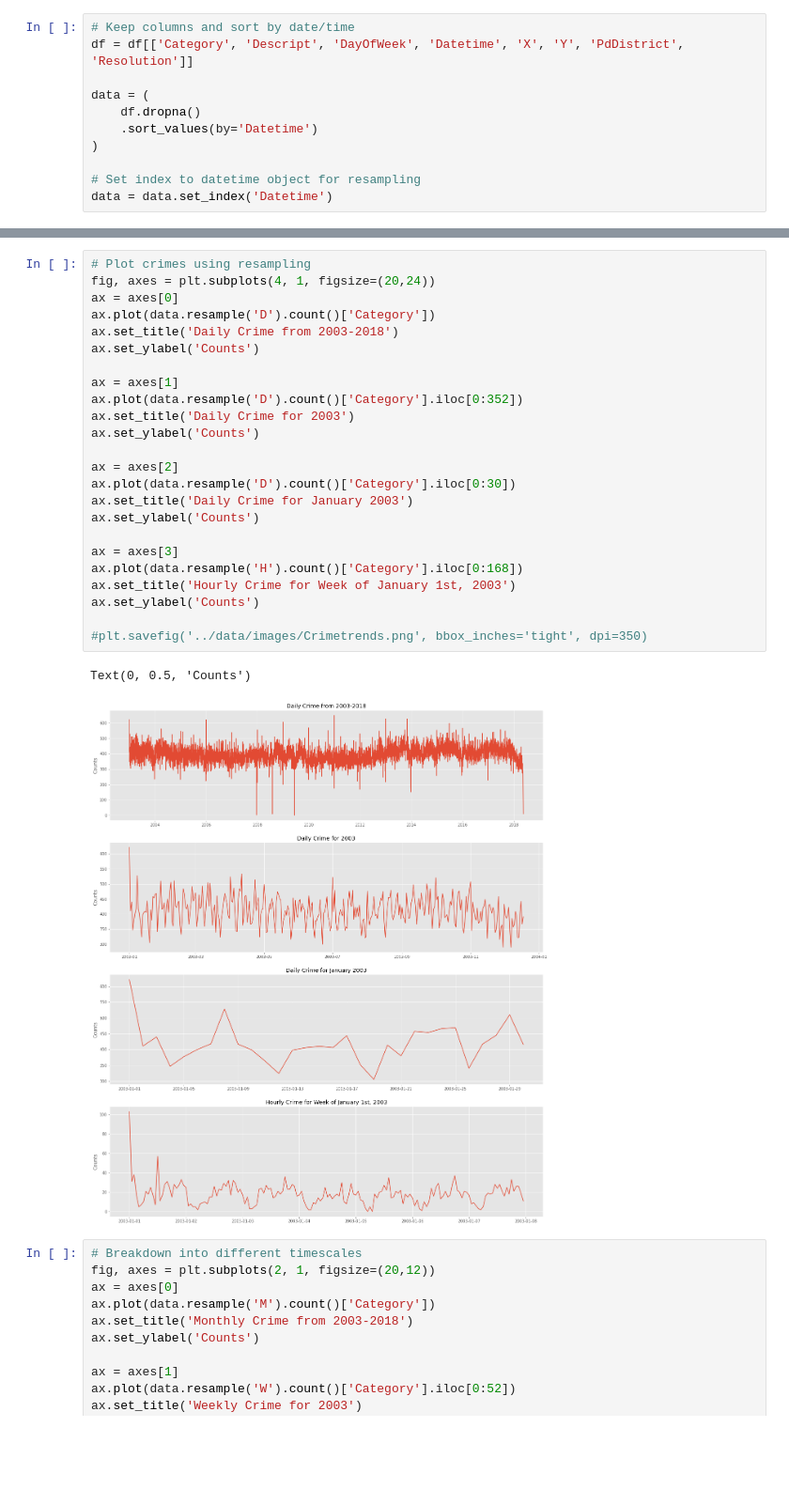
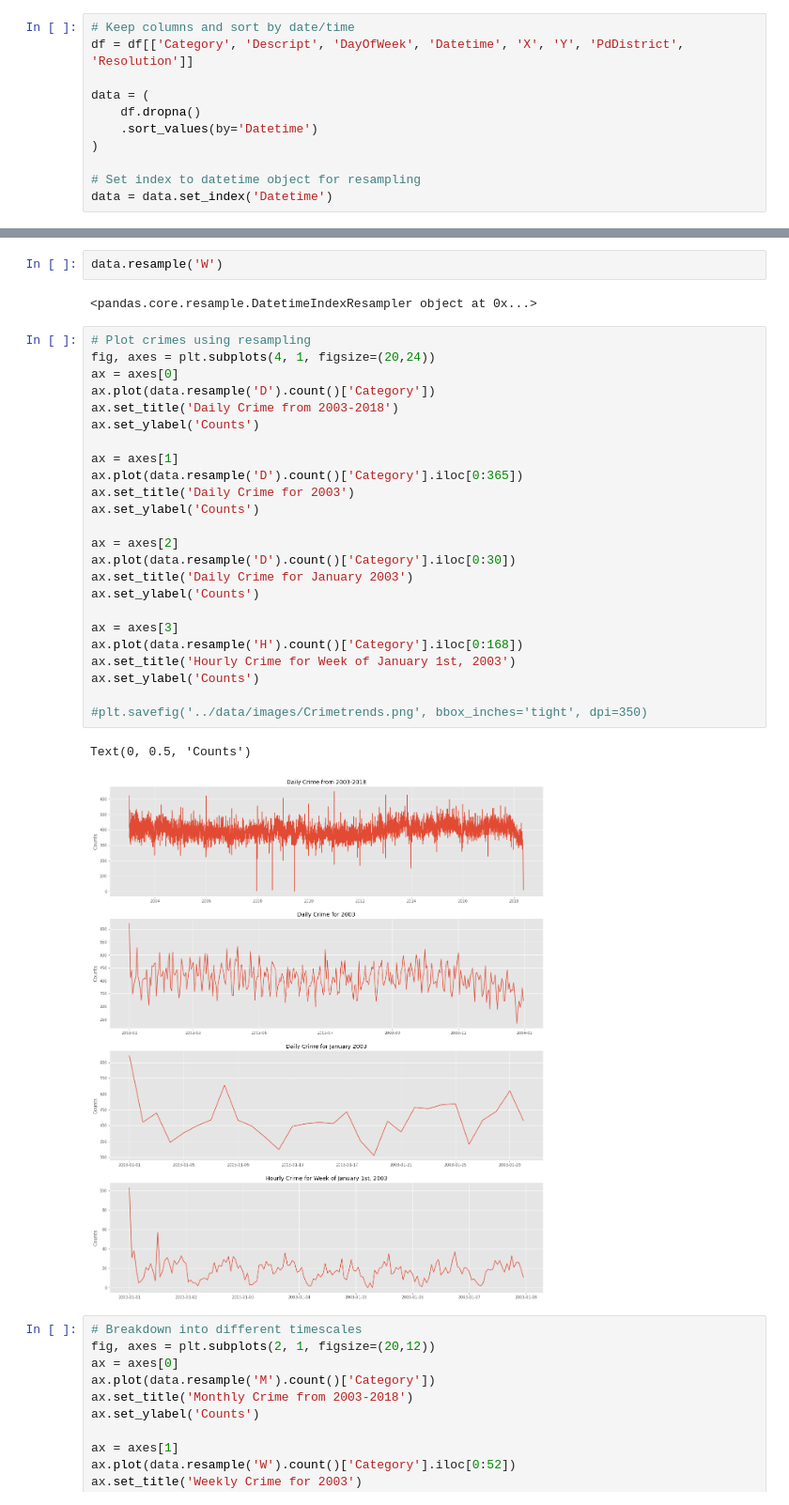
Before and after one commit to mkpetterson/sfcrime, a Jupyter notebook: notebooks/time_series_analysis.ipynb, the cells around one changed output, grey strips where cells are left out. Shown at 94% size. Drawn from its saved outputs; the diff is of its cells as text; blank space fills up the shorter version.

```diff
--- a/notebooks/time_series_analysis.ipynb
+++ b/notebooks/time_series_analysis.ipynb
@@ -46,30 +39,34 @@ data.head()
+# %%
+data.resample('W')
+# %% [output]
+<pandas.core.resample.DatetimeIndexResampler object at 0x...>
 # %%
 # Plot crimes using resampling
 fig, axes = plt.subplots(4, 1, figsize=(20,24))
 ax = axes[0]
 ax.plot(data.resample('D').count()['Category'])
 ax.set_title('Daily Crime from 2003-2018')
 ax.set_ylabel('Counts')
 
 ax = axes[1]
-ax.plot(data.resample('D').count()['Category'].iloc[0:352])
+ax.plot(data.resample('D').count()['Category'].iloc[0:365])
 ax.set_title('Daily Crime for 2003')
 ax.set_ylabel('Counts')
 
 ax = axes[2]
 ax.plot(data.resample('D').count()['Category'].iloc[0:30])
 ax.set_title('Daily Crime for January 2003')
 ax.set_ylabel('Counts')
 
 ax = axes[3]
 ax.plot(data.resample('H').count()['Category'].iloc[0:168])
 ax.set_title('Hourly Crime for Week of January 1st, 2003')
 ax.set_ylabel('Counts')
 
 #plt.savefig('../data/images/Crimetrends.png', bbox_inches='tight', dpi=350)
 # %% [output]
 Text(0, 0.5, 'Counts')
-[figure, old version]
+[figure, new version]
 # %%
 # Breakdown into different timescales
 fig, axes = plt.subplots(2, 1, figsize=(20,12))
```
Also changed, not shown: parts of 19 cells of this notebook, 1 other file.
